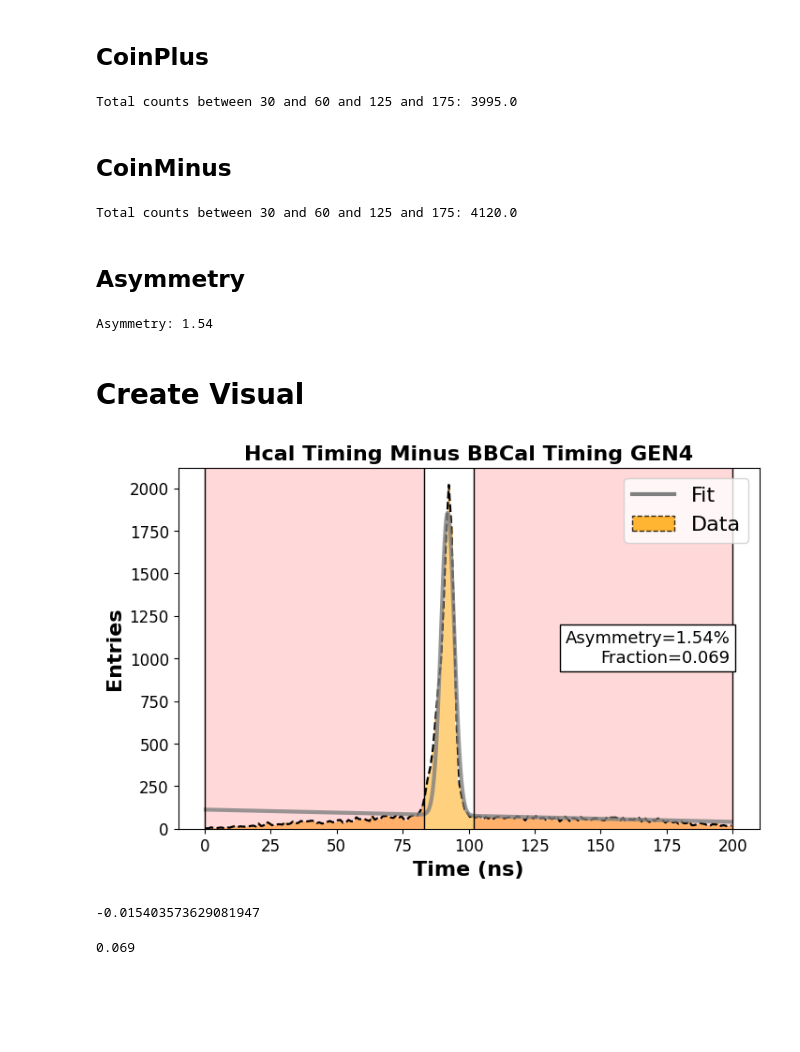
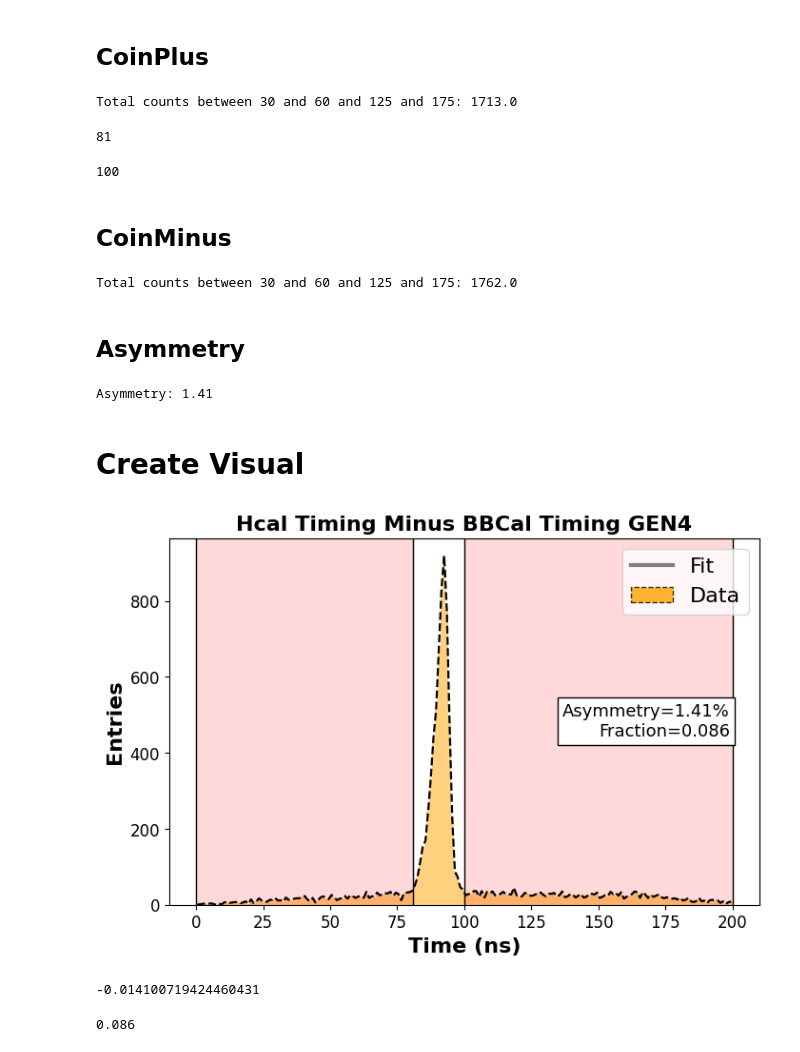
Before and after one commit to hp4xz/GEnAnalysis, a Jupyter notebook: analysis/CORRECTION_Accidentals.ipynb, the cells around one changed output. Cells and saved outputs as stored; diff of their text form; code cells hidden in the pictures; blank space fills up the shorter version.

```diff
--- a/analysis/CORRECTION_Accidentals.ipynb
+++ b/analysis/CORRECTION_Accidentals.ipynb
@@ -34,10 +34,9 @@ dymin=CONFIG.Function_JSON("dymin",f"../config/cuts{config}.cfg")
 dymax=CONFIG.Function_JSON("dymax",f"../config/cuts{config}.cfg")
 dybgmin=CONFIG.Function_JSON("dybgmin",f"../config/cuts{config}.cfg")
 dybgmax=CONFIG.Function_JSON("dybgmax",f"../config/cuts{config}.cfg")
-sigmacoin=CONFIG.Function_JSON("sigmacoin",f"../config/cuts{config}.cfg")
-coin=CONFIG.Function_JSON(f"GEN{config}","../config/coin.cfg")
-coinmin=coin[0]-sigmacoin*coin[1]
-coinmax=coin[0]+sigmacoin*coin[1]
+coinmin=CONFIG.Function_JSON("coinmin",f"../config/cuts{config}.cfg")
+coinmax=CONFIG.Function_JSON("coinmax",f"../config/cuts{config}.cfg")
+
 print(f'W2min: {W2min}')
 print(f'W2max: {W2max}')
 print(f'dxmin: {dxmin}')
@@ -247,12 +246,14 @@ def pol1(x, c, d):
     return c + d * x
 
 # Calculate the integral of the polynomial background
-x_min = mu - 2 * sigma
-x_max = mu + 2 * sigma
+x_min = coinmin
+x_max = coinmax
 background_events, _ = quad(pol1, x_min, x_max, args=(c, d))
 
-# Calculate the integral of the total fit function
-total_events, _ = quad(fit_function, x_min, x_max, args=(a, mu, sigma, c, d))
+bgextra=30
+background_events=np.sum(bin_contents[(bin_centers >= coinmin+bgextra) & (bin_centers <= coinmax+bgextra)])
+total_events=np.sum(bin_contents[(bin_centers >= coinmin) & (bin_centers <= coinmax)])
+
 
 # Calculate the ratio
 ratio = np.round(background_events / total_events,3)
@@ -270,7 +271,11 @@ plt.plot(bin_centers, bin_contents,'--',color='black',linewidth=lw)
 #___________________________________________________________________________________________________________
 
 x_fit = np.linspace(min(bin_centers), max(bin_centers), 1000)
-plt.plot(x_fit, fit_function(x_fit, *params), 'grey',alpha=.8,linewidth=3, label='Fit')
+#plt.plot(x_fit, fit_function(x_fit, *params), 'grey',alpha=.8,linewidth=3, label='Fit')
+
+plt.axvspan(coinmin+bgextra, coinmax+bgextra, color='red', alpha=0.15)
+plt.axvline(coinmin+bgextra, color='black', linestyle='-', linewidth=1)
+plt.axvline(coinmax+bgextra, color='black', linestyle='-', linewidth=1)
 
 legend_elements = [
      Line2D([0], [0], color='grey', linewidth=3, linestyle='-', label='Fit'),
@@ -299,7 +304,7 @@ Total Events: 11509.929007624165 Background: 797.3127426489704 Fraction - f_Acc:
 # %%
 bin_centers,bin_contents=coinplus
 if config=="2":
-    count_ranges = [(0, 90), (115, 200)]
+    count_ranges=[(0, 91), (109, 200)]
 if config=="3":
     count_ranges = [(0, 82), (107, 200)]
 count_ranges=[(0, coinmin), (coinmax, 200)]
@@ -316,7 +321,15 @@ for count_range_min, count_range_max in count_ranges:
 print(f"Total counts between 30 and 60 and 125 and 175: {total_counts}")
 countP=total_counts
 # %% [output]
-Total counts between 30 and 60 and 125 and 175: 3995.0
+Total counts between 30 and 60 and 125 and 175: 1713.0
+# %%
+coinmin
+# %% [output]
+81
+# %%
+coinmax
+# %% [output]
+100
 # %% [markdown]
 ## CoinMinus
 # %%
@@ -336,14 +349,14 @@ for count_range_min, count_range_max in count_ranges:
 print(f"Total counts between 30 and 60 and 125 and 175: {total_counts}")
 countM=total_counts
 # %% [output]
-Total counts between 30 and 60 and 125 and 175: 4120.0
+Total counts between 30 and 60 and 125 and 175: 1762.0
 # %% [markdown]
 ## Asymmetry
 # %%
 A=np.round(100*abs((countP-countM)/(countP+countM)),3)
 print("Asymmetry: "+str(A))
 # %% [output]
-Asymmetry: 1.54
+Asymmetry: 1.41
 # %% [markdown]
 # Create Visual
 # %%
@@ -354,44 +367,44 @@ bin_centers,bin_contents=coin
 plt.bar(bin_centers, bin_contents, width=(bin_centers[1] - bin_centers[0]), align='center', alpha=0.5,color='orange',label="Total Fit = bg+simN+simP")
 plt.plot(bin_centers, bin_contents,'--',color='black',linewidth=lw)
 #___________________________________________________________________________________________________________
 
 x_fit = np.linspace(min(bin_centers), max(bin_centers), 1000)
-plt.plot(x_fit, fit_function(x_fit, *params), 'grey',alpha=.8,linewidth=3, label='Fit')
+#plt.plot(x_fit, fit_function(x_fit, *params), 'grey',alpha=.8,linewidth=3, label='Fit')
 
 legend_elements = [
      Line2D([0], [0], color='grey', linewidth=3, linestyle='-', label='Fit'),
     Patch(facecolor='orange', edgecolor='black', linestyle='--', label='Data',alpha=.8)]
 plt.title(f'Hcal Timing Minus BBCal Timing GEN{config}',fontsize=fs,fontweight=fw)
 
 plt.legend(handles=legend_elements,loc='upper right',fontsize=fs)
 plt.xticks(fontsize=fs-4)
 plt.yticks(fontsize=fs-4)
 plt.xlabel('Time (ns)',fontsize=fs,fontweight=fw)
 plt.ylabel('Entries',fontsize=fs,fontweight=fw)
 
 for count_range_min, count_range_max in count_ranges:
     plt.axvspan(count_range_min, count_range_max, color='red', alpha=0.15)
     plt.axvline(count_range_min, color='black', linestyle='-', linewidth=1)
     plt.axvline(count_range_max, color='black', linestyle='-', linewidth=1)
 textstr = 'Asymmetry='+str(A)+'%\nFraction='+str(ratio)
 props = dict(boxstyle='square', facecolor='white', edgecolor='black')
 plt.text(0.95, 0.5, textstr, transform=plt.gca().transAxes, fontsize=13,
          verticalalignment='center', horizontalalignment='right', bbox=props)
 
 
 
 plt.savefig(f"../plots/CORRECTIONS_Accidental{config}")
 # %% [output]
-[figure, old version]
+[figure, new version]
 # %%
 A=(countP-countM)/(countP+countM)
 A
 # %% [output]
--0.015403573629081947
+-0.014100719424460431
 # %%
 ratio
 # %% [output]
-0.069
+0.086
 # %%
 np.save(f'CorrectionArrays/Pass{pas}/facc{config}.npy',np.array(ratio))
 np.save(f'CorrectionArrays/Pass{pas}/Aacc{config}.npy',np.array(A))
```
Also changed, not shown: parts of 4 cells of this notebook, 48 other files.
